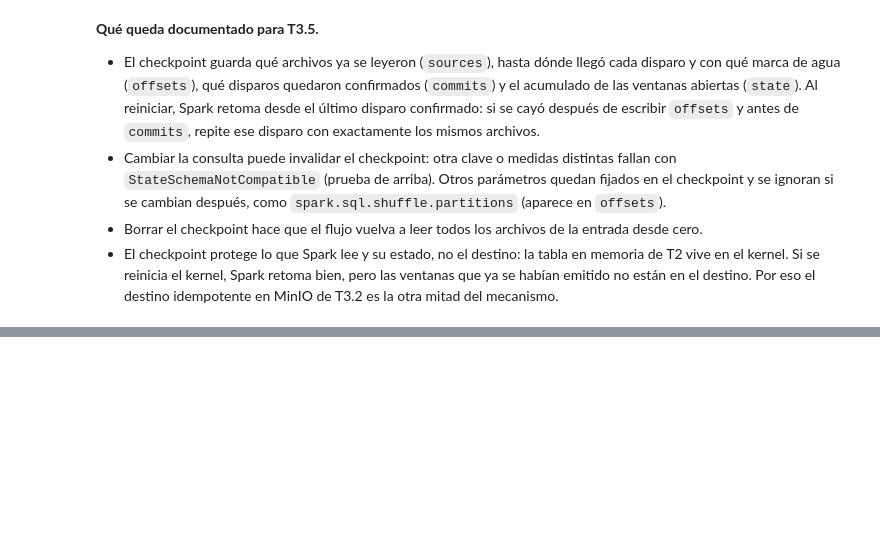
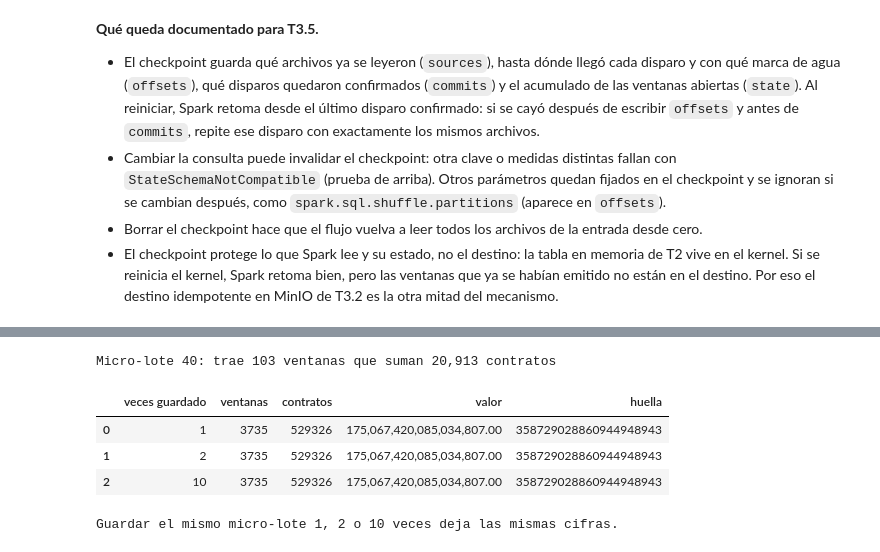
Before and after one commit to PalomaresJonatan13/pamd-secop, a Jupyter notebook: notebooks/06_corte3_resiliencia_idempotencia.ipynb, the cells around one changed output, grey strips where cells are left out. Saved outputs shown, nothing was run; the diff lists cells and outputs as text; code cells hidden in the pictures; blank space fills up the shorter version.

```diff
--- a/notebooks/06_corte3_resiliencia_idempotencia.ipynb
+++ b/notebooks/06_corte3_resiliencia_idempotencia.ipynb
@@ -331,0 +404,22 @@ La consulta cambiada se detuvo con StateSchemaNotCompatible: el estado guardado
+# %%
+# T3.2 · Cifras de una tabla de ventanas, y comparación de los dos destinos de la misma ejecución
+def cifras(df):
+    r = df.agg(
+        F.count("*").alias("ventanas"),
+        F.sum("contratos").alias("contratos"),
+        F.sum(F.col("valor_total") + F.col("valor_atipicos")).alias("valor"),
+        F.sum(F.xxhash64(*df.columns).cast("decimal(38,0)")).alias("huella"),
+    ).first()
+    return {"ventanas": r["ventanas"], "contratos": r["contratos"], "valor": f"{r['valor']:,.2f}", "huella": str(r["huella"])}
+
+en_minio, en_memoria = destino.leer(), memoria.como_dataframe(spark)
+cifras_minio, cifras_memoria = cifras(en_minio), cifras(en_memoria)
+display(pd.DataFrame([{"destino": "tabla en MinIO (T3.2)", **cifras_minio}, {"destino": "tabla en memoria (T2)", **cifras_memoria}]))
+
+archivos_destino = contenido_checkpoint(spark, STREAMING_VENTANAS)
+carpetas = lambda prefijo: len({r.split("/")[1] for r, _ in archivos_destino if r.startswith(prefijo + "/") and "=" in r})
+print(f"En MinIO: {carpetas('cambios')} carpetas en cambios/ (una por micro-lote con cambios) y {carpetas('tabla')} particiones en tabla/ (una por mes)")
+
+assert cifras_minio == cifras_memoria, "La tabla en MinIO no coincide con la tabla en memoria"
+assert en_minio.exceptAll(en_memoria).count() == 0 and en_memoria.exceptAll(en_minio).count() == 0, "Hay filas distintas"
+print("La tabla en MinIO tiene exactamente las mismas filas que la tabla en memoria.")
@@ -331,0 +436,25 @@ La consulta cambiada se detuvo con StateSchemaNotCompatible: el estado guardado
+# %%
+# T3.2 · Repetir el último micro-lote: las cifras de la tabla no cambian
+ultimo = max(b for b, filas in micro_lotes.items() if filas)
+micro_lote = spark.createDataFrame(micro_lotes[ultimo], memoria.esquema)
+r = micro_lote.agg(F.count("*").alias("v"), F.sum("contratos").alias("c")).first()
+print(f"Micro-lote {ultimo}: trae {r['v']} ventanas que suman {r['c']:,} contratos")
+
+pruebas, veces = [{"veces guardado": 1, **cifras(destino.leer())}], 1  # la primera vez fue durante el flujo
+for objetivo in (2, 10):
+    while veces < objetivo:
+        destino.guardar(micro_lote, ultimo)
+        veces += 1
+    pruebas.append({"veces guardado": veces, **cifras(destino.leer())})
+display(pd.DataFrame(pruebas))
+
+sin_veces = [{k: v for k, v in p.items() if k != "veces guardado"} for p in pruebas]
+assert sin_veces[0] == sin_veces[1] == sin_veces[2] == cifras_memoria, "Repetir el micro-lote cambió las cifras"
+print("Guardar el mismo micro-lote 1, 2 o 10 veces deja las mismas cifras.")
+# %% [output]
+Micro-lote 40: trae 103 ventanas que suman 20,913 contratos
+|  | veces guardado | ventanas | contratos | valor | huella |
+| 0 | 1 | 3735 | 529326 | 175,067,420,085,034,807.00 | 358729028860944948943 |
+| 1 | 2 | 3735 | 529326 | 175,067,420,085,034,807.00 | 358729028860944948943 |
+| 2 | 10 | 3735 | 529326 | 175,067,420,085,034,807.00 | 358729028860944948943 |
+Guardar el mismo micro-lote 1, 2 o 10 veces deja las mismas cifras.
```
Also changed, not shown: parts of 10 cells of this notebook, 1 other file.
